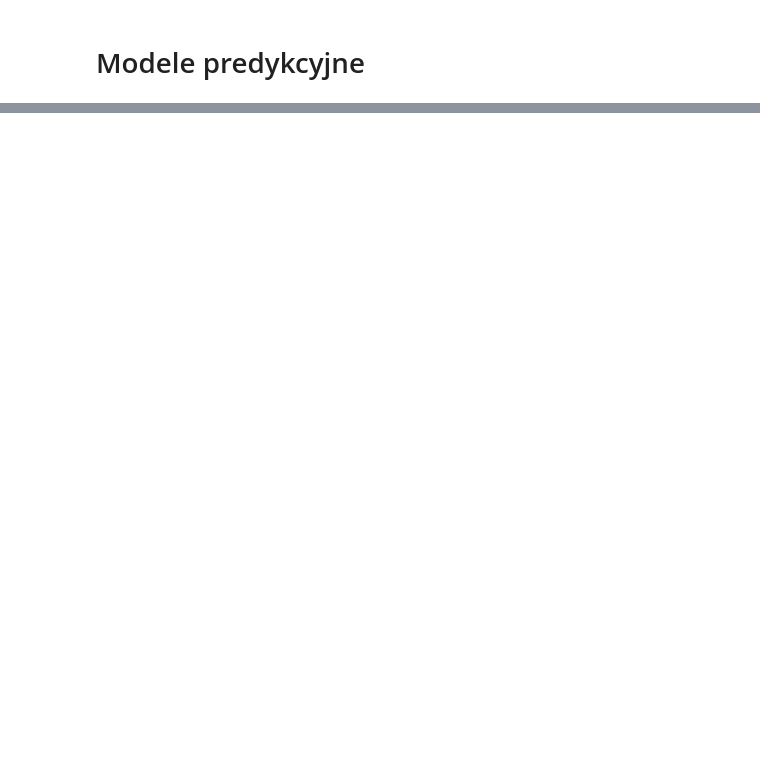
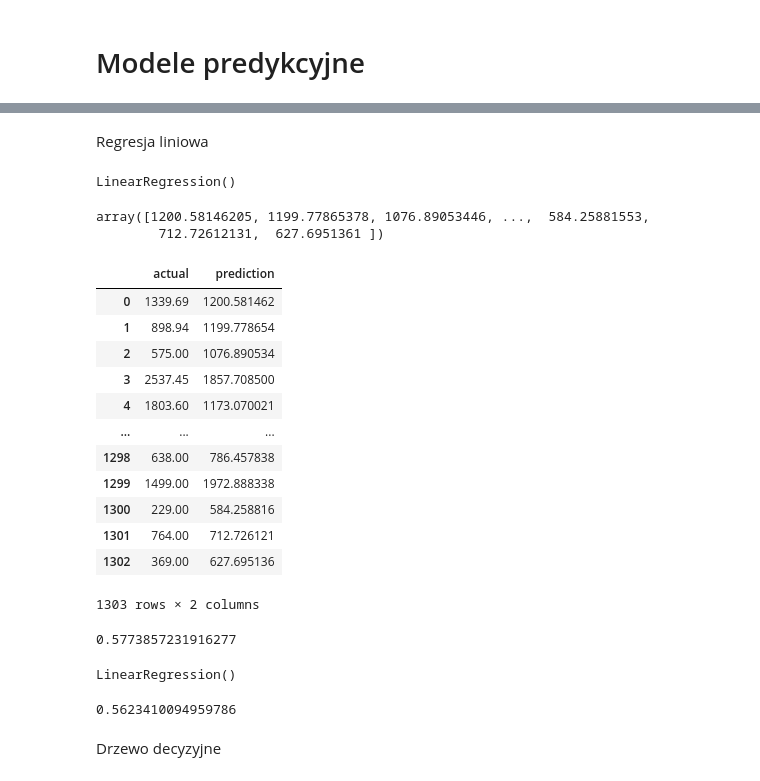
Before and after one commit to katadzyna/Projekt1, a Jupyter notebook: Projekt_praktyczny_regresja.ipynb, the cells around one changed output, grey strips where cells are left out. Saved outputs shown, nothing was run; the diff lists cells and outputs as text; code cells hidden in the pictures; blank space fills up the shorter version.

```diff
--- a/Projekt_praktyczny_regresja.ipynb
+++ b/Projekt_praktyczny_regresja.ipynb
@@ -226,0 +265,2 @@ laptop['Company'].value_counts().plot(kind = 'bar')
+# %%
+laptop['Comp_no'] = pd.to_numeric(laptop.Comp_no)
@@ -327,5 +401,9 @@ laptop.head()
+# %% [markdown]
+Regresja liniowa
 # %%
 
-# x = laptop[['Company','TypeName','Inches','Ram','OpSys','Weight','Additional_Memory','Basic_Memory_Type','Basic_Memory_Space']]  #zbirór wielu zmiennych definiujących cenę
-x = laptop[['Inches','Ram','Weight','Basic_Memory_Space']]
+# Tworzymy dwie zmienne jedną szukaną i drugą zbiorczą utworzoną z kolumn, które chcemy przetestować.
+# x = laptop[['Company','TypeName','Inches','Ram','OpSys','Weight','Additional_Memory','Basic_Memory_Type','Basic_Memory_Space']]
+
+x = laptop[['Inches','Ram','Weight','Basic_Memory_Space','Comp_no']]    #zbiór wielu zmiennych definiujących cenę
 y = laptop['Price_euros']
@@ -331,0 +413,39 @@ y = laptop['Price_euros']
+# %%
+# Sprawdzam regresjęliniową na danych testowych dla modelu1
+model1 = LinearRegression()
+model1.fit(x, y)
+# %% [output]
+LinearRegression()
+# %%
+n_pred = model1.predict(x)
+# %%
+n_pred
+# %% [output]
+array([1200.58146205, 1199.77865378, 1076.89053446, ...,  584.25881553,
+        712.72612131,  627.6951361 ])
+# %%
+pd.DataFrame({'actual':y, 'prediction':n_pred})
+# %% [output]
+|  | actual | prediction |
+| 0 | 1339.69 | 1200.581462 |
+| 1 | 898.94 | 1199.778654 |
+| 2 | 575.00 | 1076.890534 |
+| 3 | 2537.45 | 1857.708500 |
+| 4 | 1803.60 | 1173.070021 |
+| ... | ... | ... |
+| 1298 | 638.00 | 786.457838 |
+| 1299 | 1499.00 | 1972.888338 |
+| 1300 | 229.00 | 584.258816 |
+| 1301 | 764.00 | 712.726121 |
+| 1302 | 369.00 | 627.695136 |
+1303 rows × 2 columns
+# %%
+r2_score(y, n_pred)
+# %% [output]
+0.5773857231916277
+# %%
+# Sprawdzam regresjęliniową na danych testowych dla modelu2
+model2=LinearRegression()
+model2.fit(xtrain, ytrain)
+# %% [output]
+LinearRegression()
@@ -331,0 +454,6 @@ y = laptop['Price_euros']
+# %%
+r2_score(y_test, y_pred2)
+# %% [output]
+0.5623410094959786
+# %% [markdown]
+Drzewo decyzyjne
```
Also changed, not shown: parts of 44 cells of this notebook.
